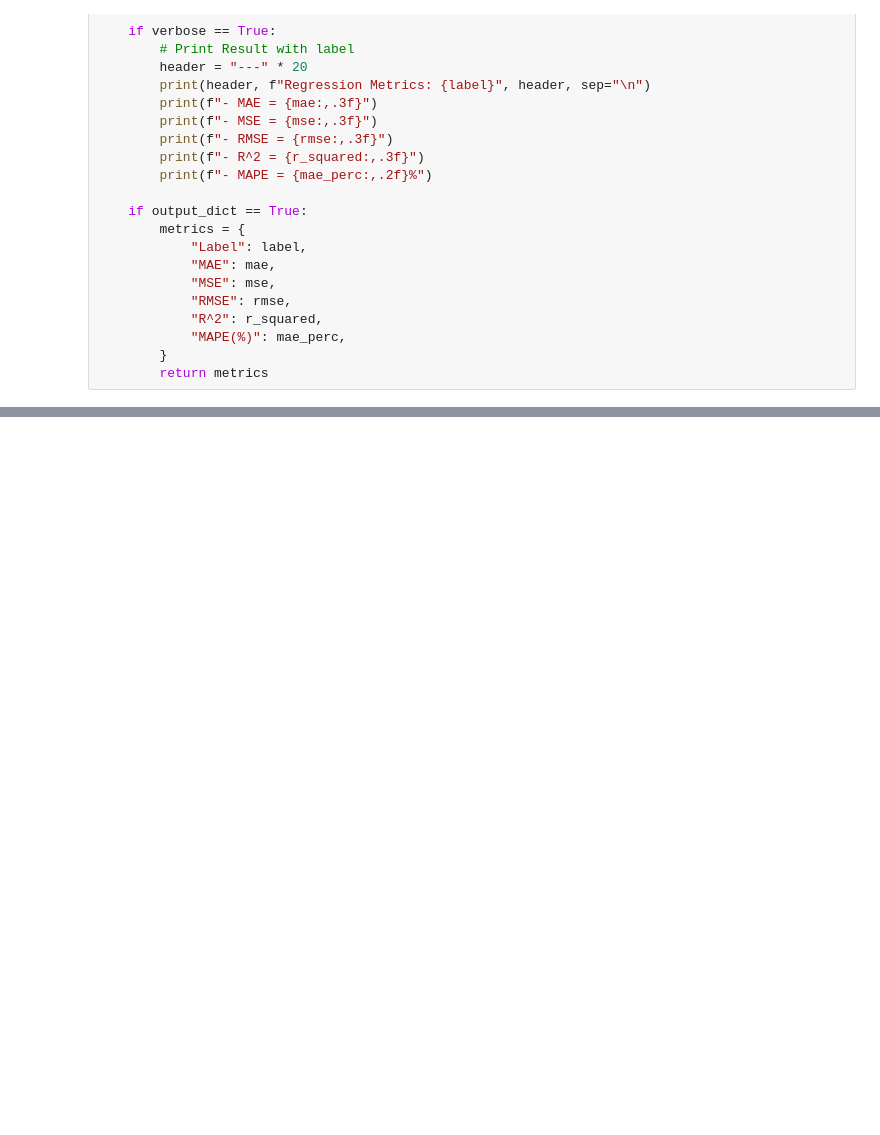
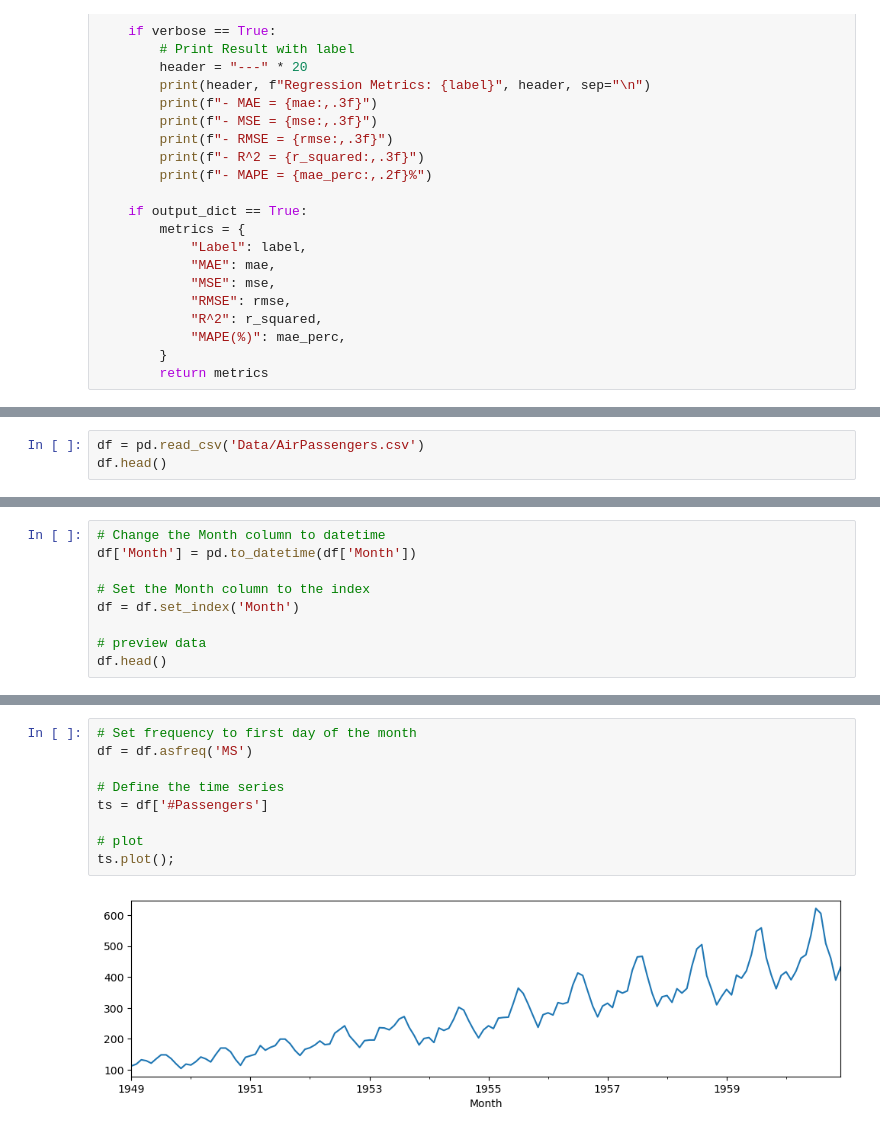
Before and after one commit to EhLeeOod/time-series, a Jupyter notebook: gridsearch.ipynb, the cells around one changed output, grey strips where cells are left out. Drawn from its saved outputs; the diff is of its cells as text; blank space fills up the shorter version.

```diff
--- a/gridsearch.ipynb
+++ b/gridsearch.ipynb
@@ -105,0 +164,3 @@ def regression_metrics_ts(ts_true, ts_pred, label="", verbose=True, output_dict=
+# %%
+df = pd.read_csv('Data/AirPassengers.csv')
+df.head()
@@ -105,0 +174,9 @@ def regression_metrics_ts(ts_true, ts_pred, label="", verbose=True, output_dict=
+# %%
+# Change the Month column to datetime
+df['Month'] = pd.to_datetime(df['Month'])
+
+# Set the Month column to the index
+df = df.set_index('Month')
+
+# preview data
+df.head()
@@ -105,0 +191,11 @@ def regression_metrics_ts(ts_true, ts_pred, label="", verbose=True, output_dict=
+# %%
+# Set frequency to first day of the month
+df = df.asfreq('MS')
+
+# Define the time series
+ts = df['#Passengers']
+
+# plot
+ts.plot();
+# %% [output]
+[figure, added]
```
Also changed, not shown: parts of 39 cells of this notebook.
